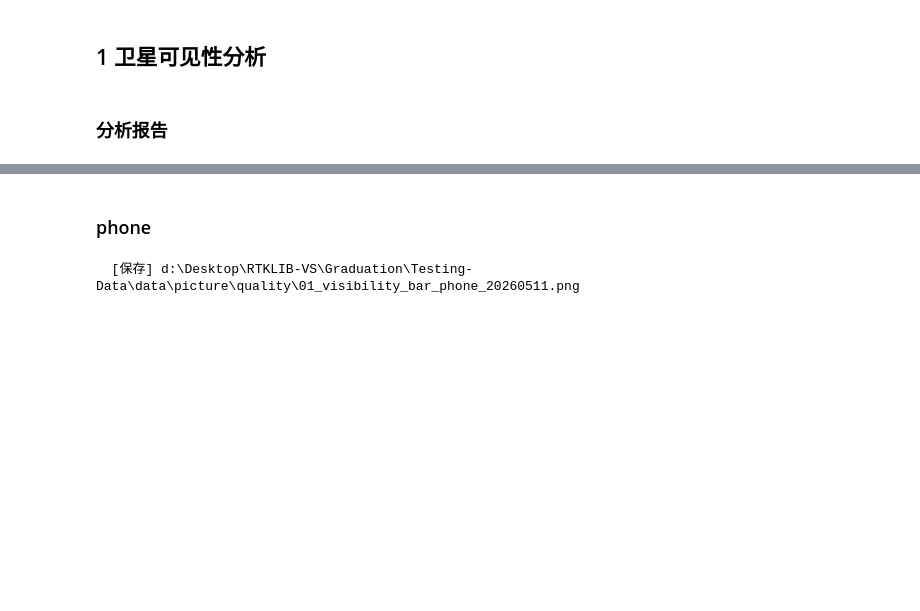
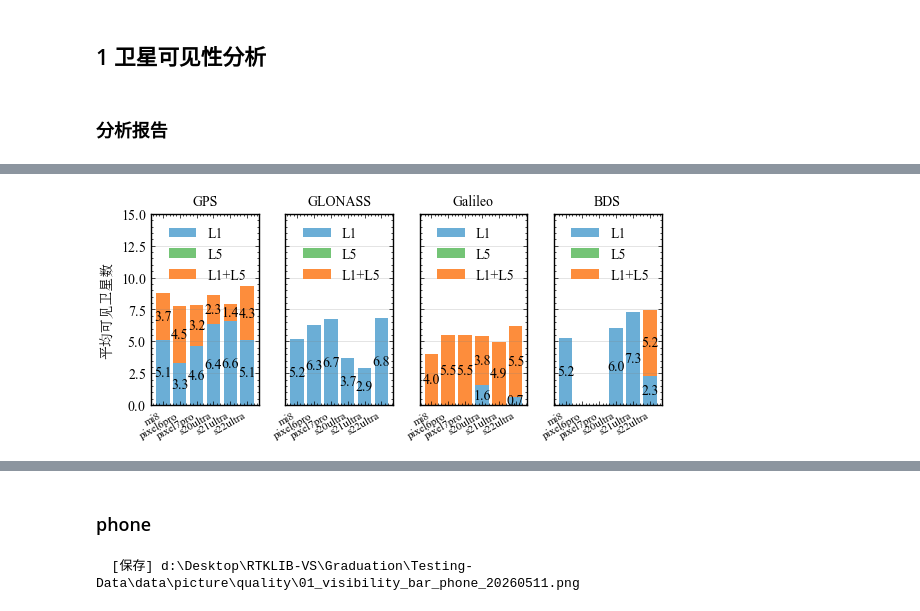
Before and after one commit to ColourDyeing/Hybrid-frequency-spp, a Jupyter notebook: Testing-Data/python/07_Observation_Quality_Analysis.ipynb, the cells around one changed output, grey strips where cells are left out. Cells and saved outputs as stored; diff of their text form; code cells hidden in the pictures; blank space fills up the shorter version.

```diff
--- a/Testing-Data/python/07_Observation_Quality_Analysis.ipynb
+++ b/Testing-Data/python/07_Observation_Quality_Analysis.ipynb
@@ -538,0 +496,80 @@ print(f"  [保存] {fig_const_path}")
+# %%
+# 构造星座L1/L5及重叠统计
+sys_list = ["G", "R", "E", "C"]
+rows_const = []
+for sys_c in sys_list:
+    # 读取每组的L1数量、L5数量和总数（有L1或L5均记入total, 即并集）
+    d = df_grp_vis[["group", f"{sys_c}_L1", f"{sys_c}_L5", f"avg_{sys_c}"]].copy()
+    d.columns = ["group", "L1", "L5", "total"]
+    # 计算L1和L5的交集数量
+    d["both_L1L5"] = (d["L1"] + d["L5"] - d["total"]).clip(lower=0)
+    # 只支持L1，不支持L5的数量
+    d["only_L1"] = (d["L1"] - d["both_L1L5"]).clip(lower=0)
+    # 只支持L5，不支持L1的数量
+    d["only_L5"] = (d["L5"] - d["both_L1L5"]).clip(lower=0)
+    d["const"] = SYS_NAME_CN.get(sys_c, sys_c)
+    rows_const.append(d[["group", "only_L1", "both_L1L5", "only_L5", "const"]])
+
+df_const = pd.concat(rows_const, ignore_index=True)
+
+# ---- 可视化：各星座L1/L5堆叠图 ----
+stack_colors = {
+    "only_L1":   "#6baed6",   # 蓝
+    "only_L5":   "#74c476",   # 绿
+    "both_L1L5": "#fd8d3c",   # 橙
+}
+stack_labels = {
+    "only_L1": "L1",
+    "only_L5": "L5",
+    "both_L1L5": "L1+L5",
+}
+
+# 调小子图之间的间距，这里将wspace调小
+fig, axes = plt.subplots(1, 4, figsize=(fig_widths[3], fig_heights[1]-10*mm), sharey=True)
+plt.subplots_adjust(wspace=0.01)  # 原为默认，调小一点
+
+groups = df_const["group"].unique()
+
+for idx, sys_c in enumerate(sys_list):
+    ax = axes[idx]
+    d = df_const[df_const["const"] == SYS_NAME_CN[sys_c]].set_index("group").reindex(TARGET_PHONES).fillna(0)
+    x = np.arange(len(d))
+    bar_width = 0.8
+    bottom1 = np.zeros(len(d))
+    bottom2 = d["only_L1"].values
+    # 画堆叠条
+    bars1 = ax.bar(x, d["only_L1"], bar_width, color=stack_colors["only_L1"], label=stack_labels["only_L1"])
+    bars2 = ax.bar(x, d["only_L5"], bar_width, bottom=bottom1 + d["only_L1"] + d["both_L1L5"], color=stack_colors["only_L5"], label=stack_labels["only_L5"])
+    bars3 = ax.bar(x, d["both_L1L5"], bar_width, bottom=bottom1 + d["only_L1"], color=stack_colors["both_L1L5"], label=stack_labels["both_L1L5"])
+
+    # x与label
+    ax.set_xticks(x)
+    ax.set_xticklabels([PHONE_NAME_MAP.get(g, g) for g in d.index], rotation=30, ha="right", fontsize=size_font-2)
+    ax.set_ylim(0, 15)
+    ax.set_title(SYS_NAME_CN[sys_c], fontsize=size_font)
+    # y轴label 只最左画
+    if idx == 0:
+        ax.set_ylabel("平均可见卫星数", fontsize=size_font)
+    # 标注每段数据（数据为0/0.0不标注）
+    for i in range(len(d)):
+        y0 = d["only_L1"].iloc[i]
+        y1 = d["both_L1L5"].iloc[i]
+        y2 = d["only_L5"].iloc[i]
+        if y0 > 1e-8:
+            ax.annotate(f"{y0:.1f}", (x[i], y0 / 2), ha="center", va="center", fontsize=size_font, color="black")
+        if y1 > 1e-8:
+            ax.annotate(f"{y1:.1f}", (x[i], y0 + y1 / 2), ha="center", va="center", fontsize=size_font, color="black")
+        if y2 > 1e-8:
+            ax.annotate(f"{y2:.1f}", (x[i], y0 + y1 + y2 / 2), ha="center", va="center", fontsize=size_font, color="black")
+    ax.grid(axis="y", alpha=0.3)
+    # 每个子图都加图例
+    ax.legend(fontsize=10, loc="upper right")
+
+# fig.suptitle("各星座L1/L5频点平均可见卫星数", fontsize=size_font)
+plt.tight_layout()
+fig_const_path = join(PICTURE_DIR, f"01_visibility_const_stacked_{ANALYSIS_MODE}_{today_str}.png")
+fig.savefig(fig_const_path, dpi=300, bbox_inches="tight")
+plt.show()
+print(f"  [保存] {fig_const_path}")
+# %% [output]
+[figure, added]
```
Also changed, not shown: parts of 20 cells of this notebook.
